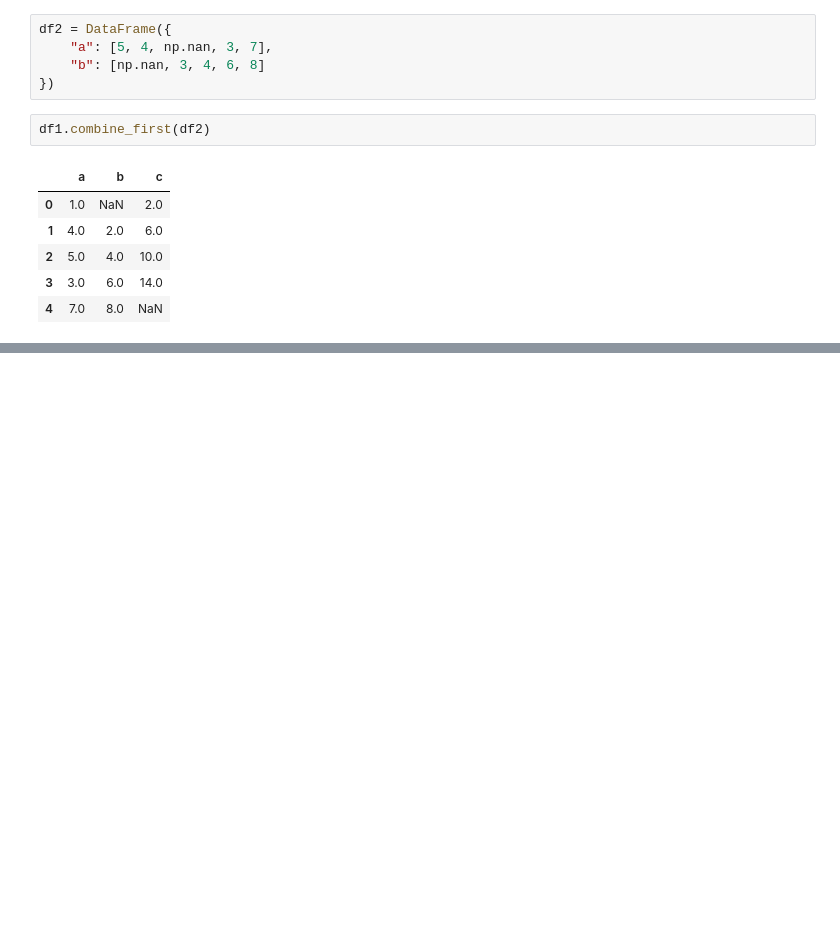
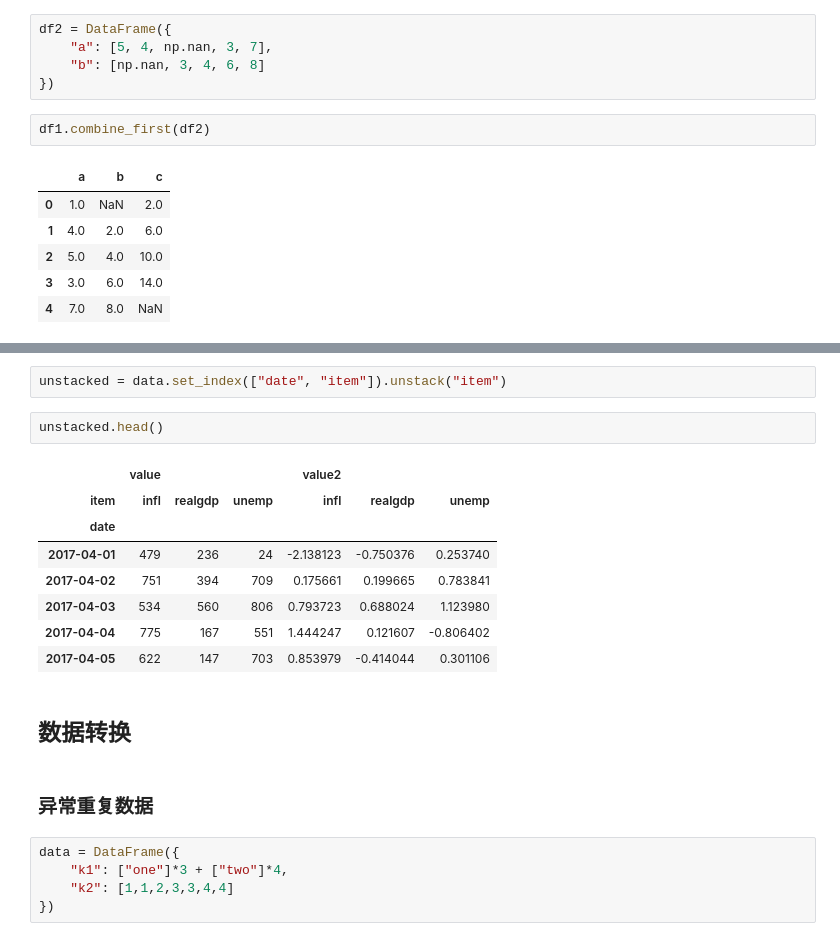
Before and after one commit to imouren/imouren.github.io, a Jupyter notebook: _drafts/数据规整化.ipynb, the cells around one changed output, grey strips where cells are left out. Cells and saved outputs as stored; diff of their text form; blank space fills up the shorter version.

```diff
--- a/_drafts/数据规整化.ipynb
+++ b/_drafts/数据规整化.ipynb
@@ -653,0 +844,22 @@ df1.combine_first(df2)
+# %%
+unstacked = data.set_index(["date", "item"]).unstack("item")
+# %%
+unstacked.head()
+# %% [output]
+|  | value |  |  | value2 |  |  |
+| item | infl | realgdp | unemp | infl | realgdp | unemp |
+| date |  |  |  |  |  |  |
+| 2017-04-01 | 479 | 236 | 24 | -2.138123 | -0.750376 | 0.253740 |
+| 2017-04-02 | 751 | 394 | 709 | 0.175661 | 0.199665 | 0.783841 |
+| 2017-04-03 | 534 | 560 | 806 | 0.793723 | 0.688024 | 1.123980 |
+| 2017-04-04 | 775 | 167 | 551 | 1.444247 | 0.121607 | -0.806402 |
+| 2017-04-05 | 622 | 147 | 703 | 0.853979 | -0.414044 | 0.301106 |
+# %% [markdown]
+## 数据转换
+# %% [markdown]
+### 异常重复数据
+# %%
+data = DataFrame({
+    "k1": ["one"]*3 + ["two"]*4,
+    "k2": [1,1,2,3,3,4,4]
+})
```
Also changed, not shown: parts of 135 cells of this notebook.
